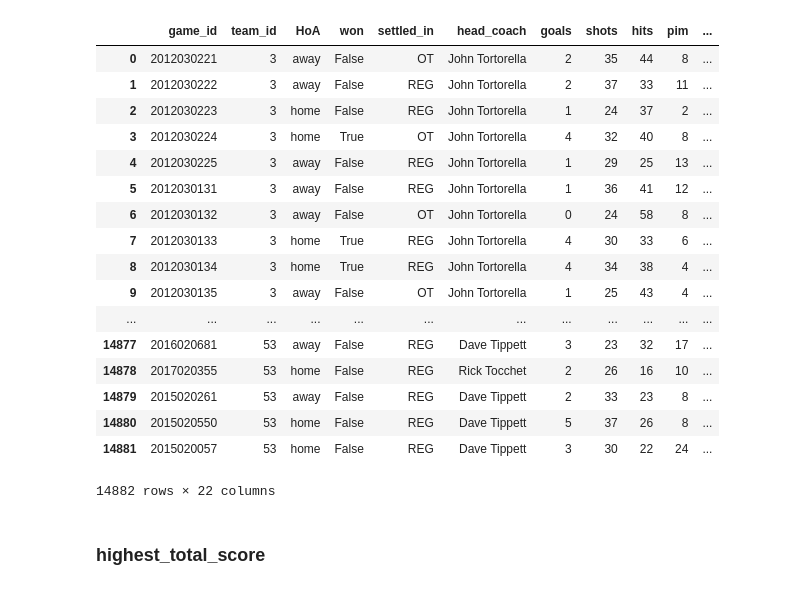
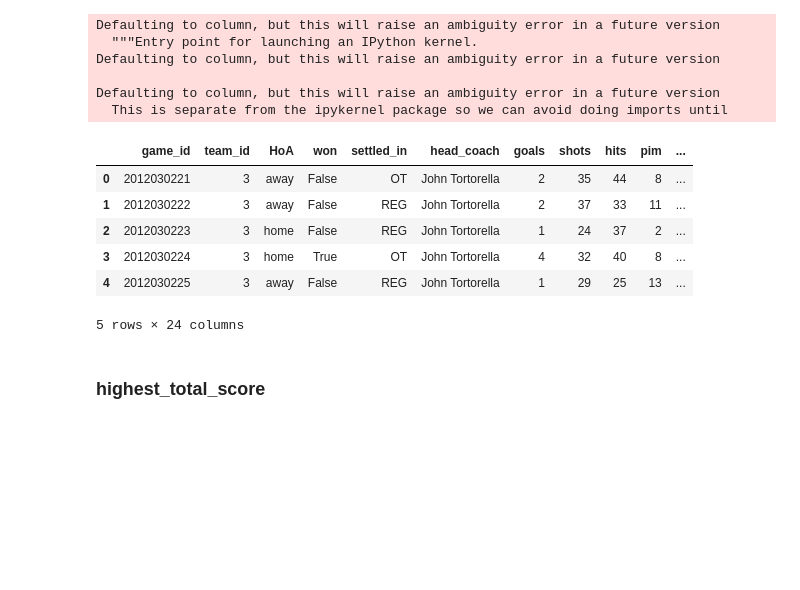
Before and after one commit to jalena-penaligon/cross_check, a Jupyter notebook: python/Python_Data_Work.ipynb, the cells around one changed output. Drawn from its saved outputs; the diff is of its cells as text; code cells hidden in the pictures; blank space fills up the shorter version.

```diff
--- a/python/Python_Data_Work.ipynb
+++ b/python/Python_Data_Work.ipynb
@@ -15,14 +15,19 @@ vs_gt = root+ 'game_teams_stats_very_small.csv'
 
 team = root+'team_info.csv'
 
-
+team_df = pd.read_csv(team)
+team_df.index = team_df.team_id
+team_ser = team_df['teamName']
+team_dict = team_ser.to_dict()
 
 game_df = pd.read_csv(game)
 small_game_df = pd.read_csv(small_game)
 vs_game_df = pd.read_csv(vs_game)
 
+for df in [game_df,small_game_df, vs_game_df]:
+    df['homeTeam'] = df['home_team_id'].map(team_dict)
+    df['awayTeam'] = df['away_team_id'].map(team_dict)
+
 gt_df = pd.read_csv(gt)
 small_gt_df = pd.read_csv(small_gt)
 vs_gt_df = pd.read_csv(vs_gt)
-
-team_df = pd.read_csv(team)
@@ -30,25 +41,4 @@ team_df = pd.read_csv(team)
 to_keep = ['game_id', 'team_id', 'HoA', 'won', 'settled_in', 'head_coach', 'goals',
        'shots', 'hits', 'pim', 'powerPlayOpportunities', 'powerPlayGoals',
        'faceOffWinPercentage', 'giveaways', 'takeaways', 'season', 'type',
-       'date_time','venue_time_zone_tz','teamName', "home_goals","away_goals"]
+       'date_time','venue_time_zone_tz','teamName', "home_goals","away_goals", 'homeTeam','awayTeam']
-# %%
-gt_df.merge(game_df, on = "game_id").merge(team_df, on = "team_id")[to_keep]
-# %% [output]
-|  | game_id | team_id | HoA | won | settled_in | head_coach | goals | shots | hits | pim | ... |
-| 0 | 2012030221 | 3 | away | False | OT | John Tortorella | 2 | 35 | 44 | 8 | ... |
-| 1 | 2012030222 | 3 | away | False | REG | John Tortorella | 2 | 37 | 33 | 11 | ... |
-| 2 | 2012030223 | 3 | home | False | REG | John Tortorella | 1 | 24 | 37 | 2 | ... |
-| 3 | 2012030224 | 3 | home | True | OT | John Tortorella | 4 | 32 | 40 | 8 | ... |
-| 4 | 2012030225 | 3 | away | False | REG | John Tortorella | 1 | 29 | 25 | 13 | ... |
-| 5 | 2012030131 | 3 | away | False | REG | John Tortorella | 1 | 36 | 41 | 12 | ... |
-| 6 | 2012030132 | 3 | away | False | OT | John Tortorella | 0 | 24 | 58 | 8 | ... |
-| 7 | 2012030133 | 3 | home | True | REG | John Tortorella | 4 | 30 | 33 | 6 | ... |
-| 8 | 2012030134 | 3 | home | True | REG | John Tortorella | 4 | 34 | 38 | 4 | ... |
-| 9 | 2012030135 | 3 | away | False | OT | John Tortorella | 1 | 25 | 43 | 4 | ... |
-| ... | ... | ... | ... | ... | ... | ... | ... | ... | ... | ... | ... |
-| 14877 | 2016020681 | 53 | away | False | REG | Dave Tippett | 3 | 23 | 32 | 17 | ... |
-| 14878 | 2017020355 | 53 | home | False | REG | Rick Tocchet | 2 | 26 | 16 | 10 | ... |
-| 14879 | 2015020261 | 53 | away | False | REG | Dave Tippett | 2 | 33 | 23 | 8 | ... |
-| 14880 | 2015020550 | 53 | home | False | REG | Dave Tippett | 5 | 37 | 26 | 8 | ... |
-| 14881 | 2015020057 | 53 | home | False | REG | Dave Tippett | 3 | 30 | 22 | 24 | ... |
-14882 rows × 22 columns
@@ -56,6 +55,23 @@ gt_df.merge(game_df, on = "game_id").merge(team_df, on = "team_id")[to_keep]
 full_df = gt_df.merge(game_df, on = "game_id").merge(team_df, on = "team_id")[to_keep]
 small_df = small_gt_df.merge(small_game_df, on = "game_id").merge(team_df, on = "team_id")[to_keep]
 vs_df = vs_gt_df.merge(vs_game_df, on = "game_id").merge(team_df, on = "team_id")[to_keep]
+# %% [output]
+Defaulting to column, but this will raise an ambiguity error in a future version
+  """Entry point for launching an IPython kernel.
+Defaulting to column, but this will raise an ambiguity error in a future version
+
+Defaulting to column, but this will raise an ambiguity error in a future version
+  This is separate from the ipykernel package so we can avoid doing imports until
+# %%
+full_df.head()
+# %% [output]
+|  | game_id | team_id | HoA | won | settled_in | head_coach | goals | shots | hits | pim | ... |
+| 0 | 2012030221 | 3 | away | False | OT | John Tortorella | 2 | 35 | 44 | 8 | ... |
+| 1 | 2012030222 | 3 | away | False | REG | John Tortorella | 2 | 37 | 33 | 11 | ... |
+| 2 | 2012030223 | 3 | home | False | REG | John Tortorella | 1 | 24 | 37 | 2 | ... |
+| 3 | 2012030224 | 3 | home | True | OT | John Tortorella | 4 | 32 | 40 | 8 | ... |
+| 4 | 2012030225 | 3 | away | False | REG | John Tortorella | 1 | 29 | 25 | 13 | ... |
+5 rows × 24 columns
 # %%
 df_names = ['full','small', 'vs']
 dfs = [full_df,small_df, vs_df]
```
Also changed, not shown: parts of 20 cells of this notebook.
